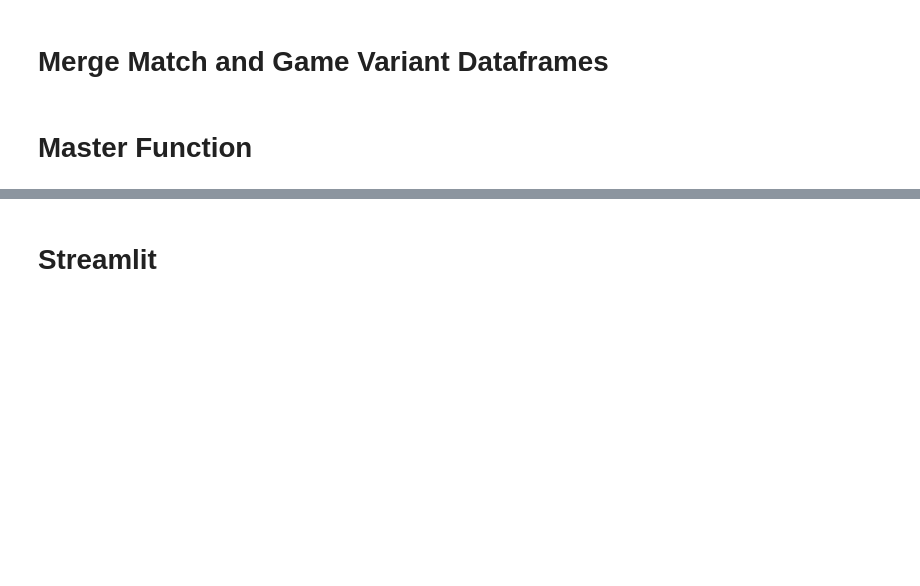
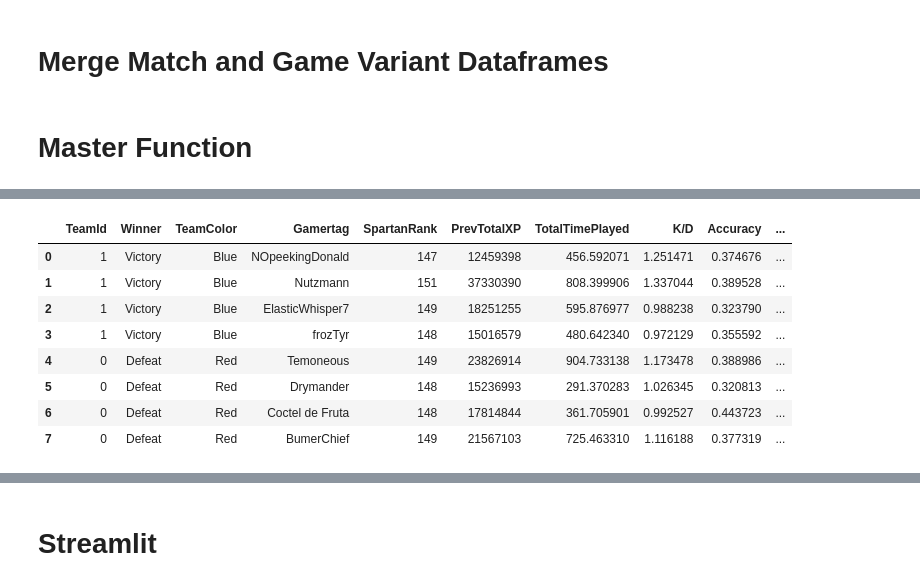
Before and after one commit to Drymander/Capstone-Halo-5, a Jupyter notebook: Single Match.ipynb, the cells around one changed output, grey strips where cells are left out. Cells and saved outputs as stored; diff of their text form; code cells hidden in the pictures; blank space fills up the shorter version.

```diff
--- a/Single Match.ipynb
+++ b/Single Match.ipynb
@@ -439,0 +428,14 @@ stats_df
+# %%
+df.to_csv('match.csv')
+
+df
+# %% [output]
+|  | TeamId | Winner | TeamColor | Gamertag | SpartanRank | PrevTotalXP | TotalTimePlayed | K/D | Accuracy | ... |
+| 0 | 1 | Victory | Blue | NOpeekingDonald | 147 | 12459398 | 456.592071 | 1.251471 | 0.374676 | ... |
+| 1 | 1 | Victory | Blue | Nutzmann | 151 | 37330390 | 808.399906 | 1.337044 | 0.389528 | ... |
+| 2 | 1 | Victory | Blue | ElasticWhisper7 | 149 | 18251255 | 595.876977 | 0.988238 | 0.323790 | ... |
+| 3 | 1 | Victory | Blue | frozTyr | 148 | 15016579 | 480.642340 | 0.972129 | 0.355592 | ... |
+| 4 | 0 | Defeat | Red | Temoneous | 149 | 23826914 | 904.733138 | 1.173478 | 0.388986 | ... |
+| 5 | 0 | Defeat | Red | Drymander | 148 | 15236993 | 291.370283 | 1.026345 | 0.320813 | ... |
+| 6 | 0 | Defeat | Red | Coctel de Fruta | 148 | 17814844 | 361.705901 | 0.992527 | 0.443723 | ... |
+| 7 | 0 | Defeat | Red | BumerChief | 149 | 21567103 | 725.463310 | 1.116188 | 0.377319 | ... |
```
Also changed, not shown: parts of 15 cells of this notebook, 4 other files.
